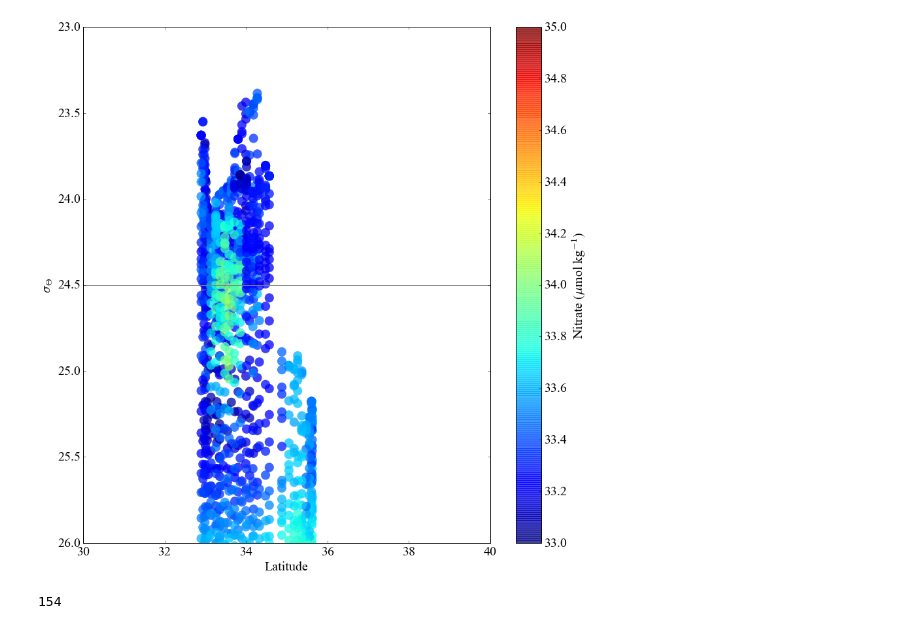
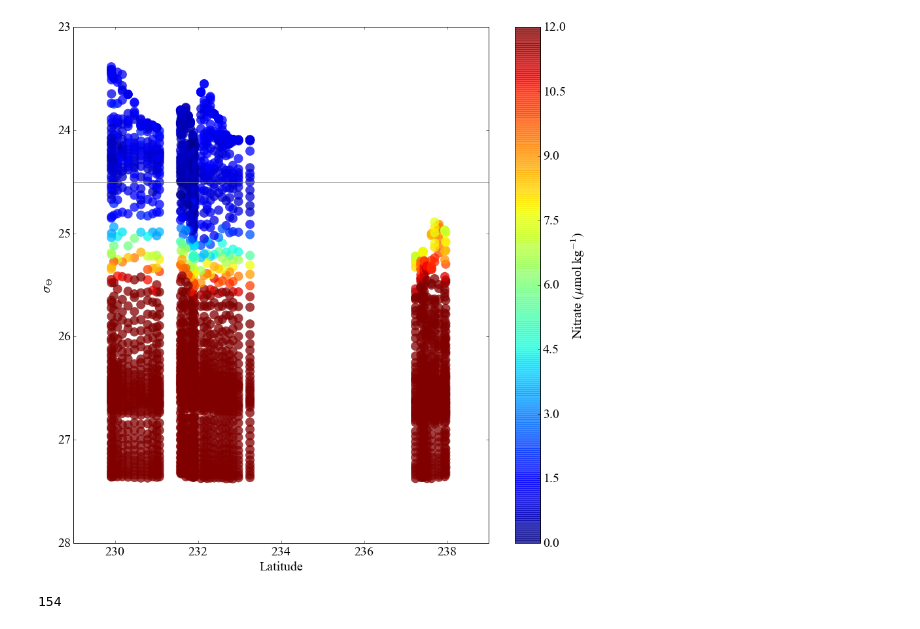
Before and after one commit to sophieclayton/kuroshio_productivity, a Jupyter notebook: calcurrent_argo_nitrate.ipynb, the cells around one changed output. Cells and saved outputs as stored; diff of their text form; code cells hidden in the pictures.

```diff
--- a/calcurrent_argo_nitrate.ipynb
+++ b/calcurrent_argo_nitrate.ipynb
@@ -20,7 +18,7 @@ rcParams.update({'font.serif': 'Times New Roman'})
 # %%
 # import mitrate data
 
-argo = pd.read_csv('/Users/archie/Google Drive/work/MV1405/data/argo/calcurr_argo.csv', sep = ',')
+argo = pd.read_csv('/Users/sclayton/Google Drive/work/MV1405/data/argo/calcurr_argo.csv', sep = ',')
 
 month = []
 for n in range(len(argo)):
@@ -31,5 +29,5 @@ argo['MONTH'] = month
 
 #argo = argo[(argo['LON']>140) & (argo['LON']<170) & (argo['LAT']>30) & (argo['LAT']<45)]
 
-print len(argo)
+print len(pd.unique(argo['Days since 1/1/1900']))
 # %% [output]
@@ -69,25 +67,25 @@ AttributeError: 'module' object has no attribute 'set_title'
 # %%
 subset = argo[(argo['MONTH']>5) & (argo['MONTH']<8)]
 
 fig1 = plt.figure(1, figsize=(12,12))
-plt.scatter(subset[' LAT '],subset['SIGMA_THETA[KG/M^3]'], c = subset['SALINITY'], s=200, vmin = 33, vmax = 35, lw=0, alpha = 0.75)
+plt.scatter(subset['LON'],subset['SIGMA_THETA[KG/M^3]'], c = subset['NITRATE[UMOL/KG]'], s=200, vmin = 0, vmax = 12, lw=0, alpha = 0.75)
 #plt.contour()
 cb = plt.colorbar()
 cb.set_label('Nitrate ($\mu$mol kg$^{-1}$)', fontsize = 20)
 plt.gca().invert_yaxis()
-plt.axis([ 30,40, 26., 23])
+#plt.axis([ 30,40, 26., 23])
 
 plt.axhline(23, color='grey')
 plt.axhline(24.5, color='grey')
 
 plt.ylabel(r'$\sigma_{\Theta}$', fontsize = 20)
 plt.xlabel('Latitude', fontsize = 20)
 plt.tick_params(labelsize=20)
 cb.ax.tick_params(labelsize=20)
 
 plt.show()
 # %% [output]
-[figure, old version]
+[figure, new version]
 # %%
 # bin the nitrate data into sigma vs latitude bins
 
```
Also changed, not shown: parts of 3 cells of this notebook, 1 other file.
